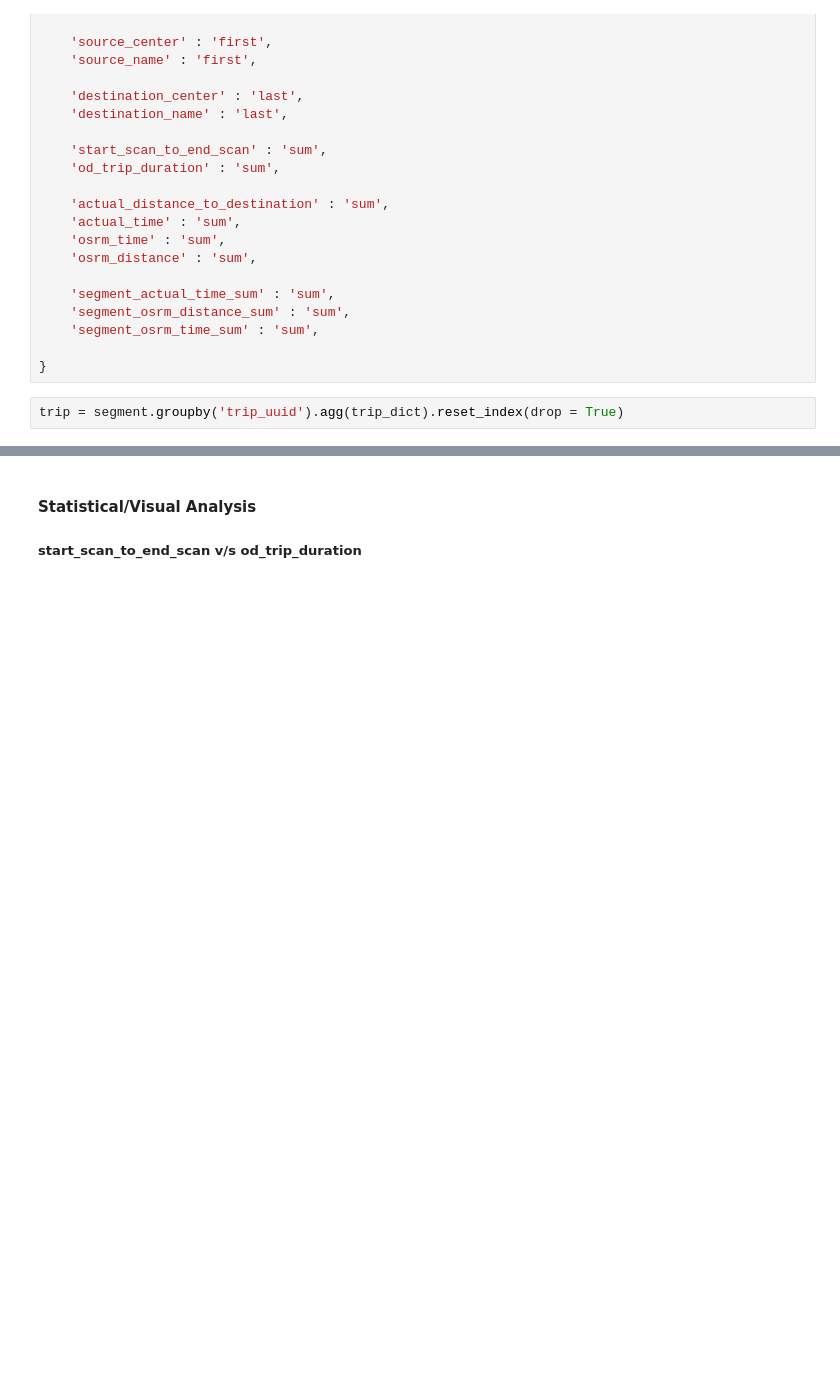
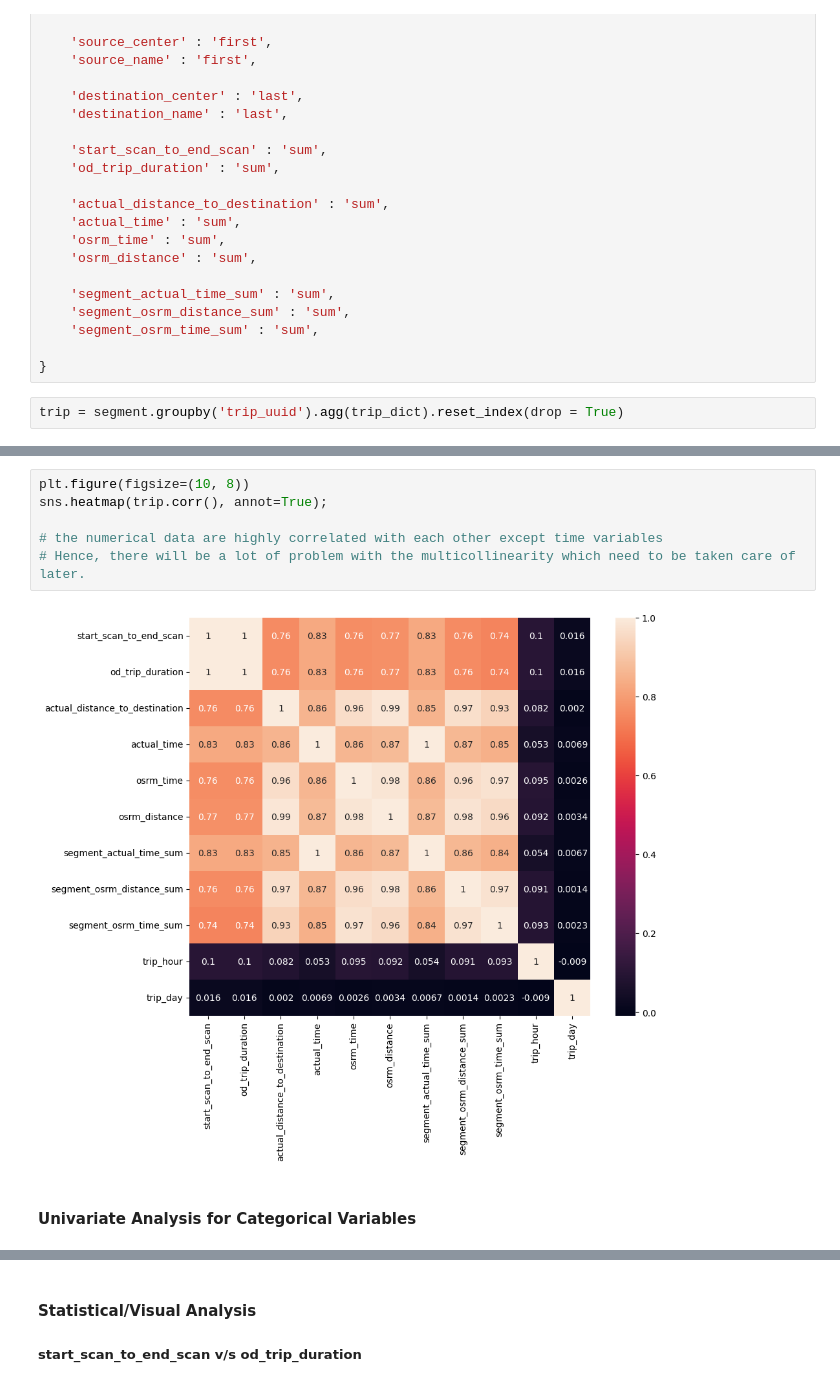
Before and after one commit to trehansalil/delhivery_analysis, a Jupyter notebook: analysis.ipynb, the cells around one changed output, grey strips where cells are left out. Saved outputs shown, nothing was run; the diff lists cells and outputs as text; blank space fills up the shorter version.

```diff
--- a/analysis.ipynb
+++ b/analysis.ipynb
@@ -473,0 +553,10 @@ trip.loc[trip.destination_name.map(state_extractor).apply(lambda x: x is None),
+# %%
+plt.figure(figsize=(10, 8))
+sns.heatmap(trip.corr(), annot=True);
+
+# the numerical data are highly correlated with each other except time variables
+# Hence, there will be a lot of problem with the multicollinearity which need to be taken care of later.
+# %% [output]
+[figure, added]
+# %% [markdown]
+#### Univariate Analysis for Categorical Variables
```
Also changed, not shown: parts of 33 cells of this notebook.
